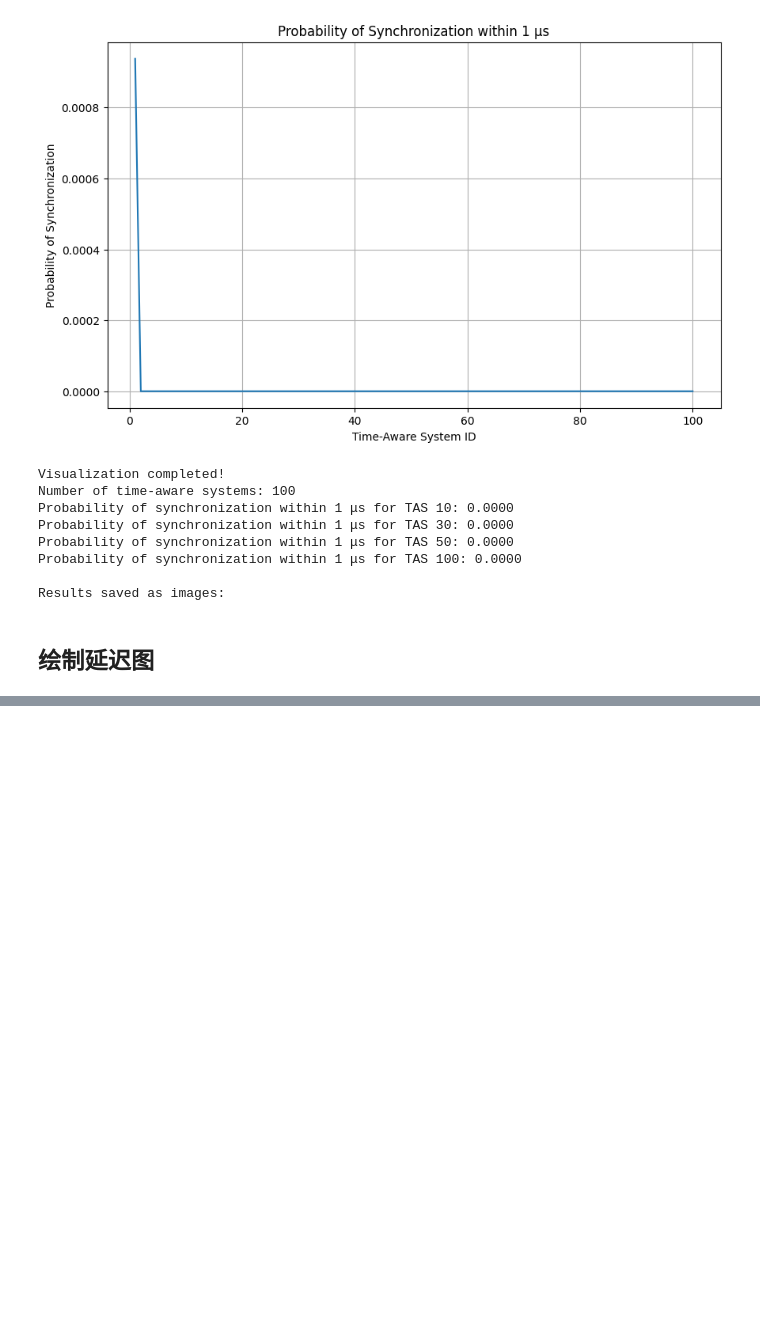
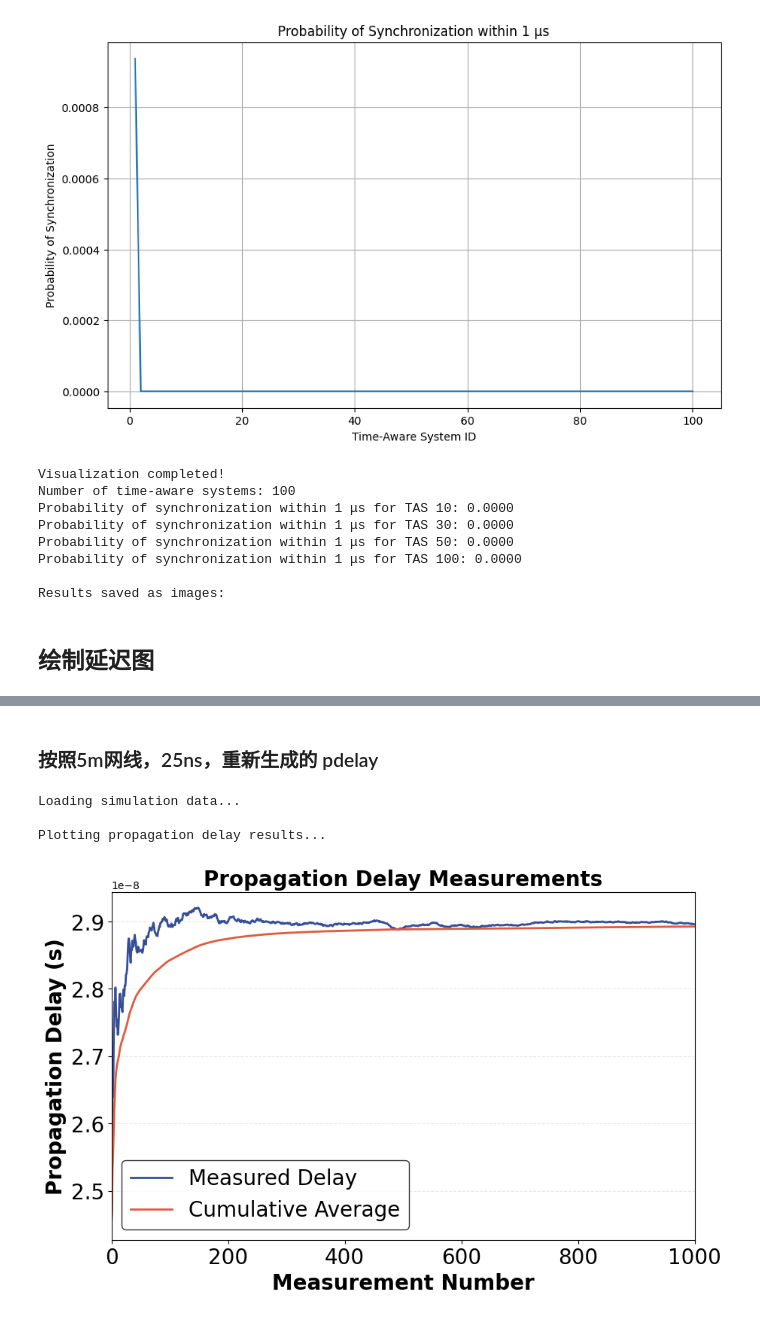
Before and after one commit to mag1cfox/pj_gptp_simulation, a Jupyter notebook: old_version/other_main_test/main20250320/main20250320.ipynb, the cells around one changed output, grey strips where cells are left out. Cells and saved outputs as stored; diff of their text form; code cells hidden in the pictures; blank space fills up the shorter version.

```diff
--- a/old_version/other_main_test/main20250320/main20250320.ipynb
+++ b/old_version/other_main_test/main20250320/main20250320.ipynb
@@ -848,0 +860,80 @@ Max delay: 54.34 ns
+# %% [markdown]
+### 按照5m网线，25ns，重新生成的 pdelay
+# %%
+"""
+**************************************
+*  @Author  ：   mag1cfox
+*  @Time    ：   2025/3/20 10:30
+*  @Project :   pj_gptp_simulation
+*  @Description :   Visualize simulation results from CSV
+*  @FileName:   data_visualizer.py
+**************************************
+"""
+import csv
+import numpy as np
+import matplotlib.pyplot as plt
+from collections import defaultdict
+
+def load_propagation_delay_data(filename="output_data/propagation_delay.csv"):
+    measurements = []
+    delays = []
+    avg_delays = []
+    with open(filename, "r") as csvfile:
+        reader = csv.DictReader(csvfile)
+        for row in reader:
+            measurements.append(int(row["Measurement"]))
+            delays.append(float(row["Delay"]))
+            avg_delays.append(float(row["Cumulative_Avg"]))
+    return measurements, delays, avg_delays
+
+def plot_propagation_delay(measurements, delays, avg_delays):
+    # 确保输出目录存在
+    import os
+    os.makedirs("output_image", exist_ok=True)
+
+    # 设置颜色 (RGB值除以255得到0-1范围)
+    delay_color = (53/255, 78/255, 151/255)  # RGB(053,078,151)
+    avg_delay_color = (223/255, 91/255, 63/255)  # RGB(223,091,063)
+
+    # 绘制传播延迟图
+    plt.figure(figsize=(10, 6))
+    plt.plot(delays, color=delay_color, linestyle='-', label='Measured Delay', linewidth=2)  # 增加 linewidth 参数
+    plt.plot(avg_delays, color=avg_delay_color, linestyle='-', label='Cumulative Average', linewidth=2)  # 增加 linewidth 参数
+    # plt.axhline(y=50e-9, color='b', linestyle='--', label='Real Delay (50 ns)')
+
+    # 设置图表元素
+    plt.xlabel('Measurement Number', fontsize=20, fontweight='bold')
+    plt.ylabel('Propagation Delay (s)', fontsize=20, fontweight='bold')
+    plt.title('Propagation Delay Measurements', fontsize=20, fontweight='bold')
+    plt.xticks(fontsize=20)
+    plt.yticks(fontsize=20)
+    plt.xlim(0,1000)
+
+    # 添加图例和网格
+    plt.legend(fontsize=20, frameon=True, shadow=False, edgecolor='black')
+    plt.grid(axis='y', linestyle='--', alpha=0.3)
+
+    plt.savefig('output_image/propagation_delay.png')
+    plt.show()
+    plt.close()
+
+    # 打印结果
+    print(f"Average measured delay: {np.mean(delays) * 1e9:.2f} ns")
+    print(f"Final cumulative average: {avg_delays[-1] * 1e9:.2f} ns")
+    print(f"Min delay: {min(delays) * 1e9:.2f} ns")
+
+
+if __name__ == "__main__":
+    # 加载数据
+    print("Loading simulation data...")
+    sync_data = load_sync_data()
+    measurements, delays, avg_delays = load_propagation_delay_data()
+
+    # 绘制传播延迟图
+    print("\nPlotting propagation delay results...")
+    plot_propagation_delay(measurements, delays, avg_delays)
+# %% [output]
+Loading simulation data...
+
+Plotting propagation delay results...
+[figure, added]
```
Also changed, not shown: parts of 3 cells of this notebook, 11 other files.
